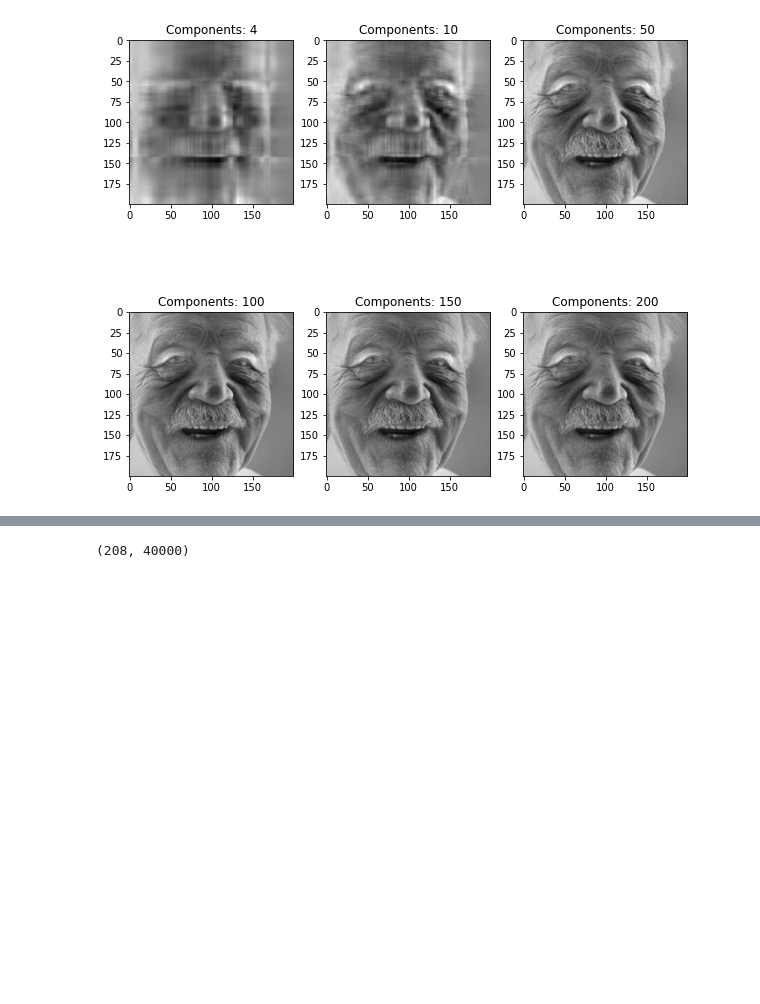
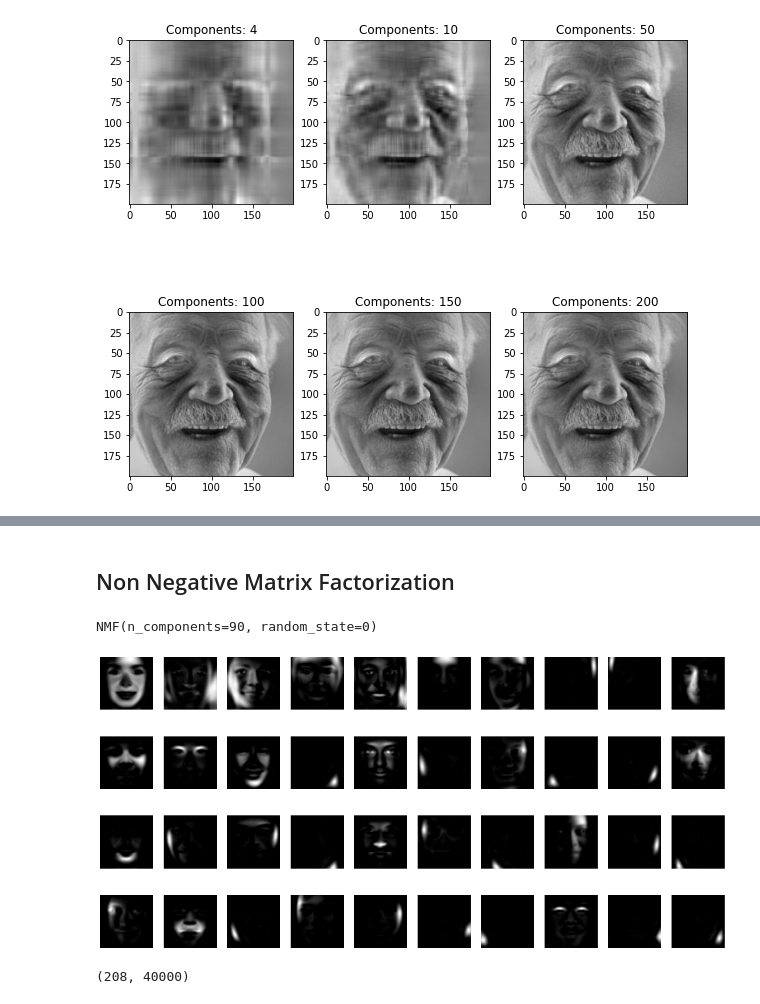
Before and after one commit to MikkelWolfhagen/02582-case-2, a Jupyter notebook: Case2.ipynb, the cells around one changed output, grey strips where cells are left out. Drawn from its saved outputs; the diff is of its cells as text; code cells hidden in the pictures; blank space fills up the shorter version.

```diff
--- a/Case2.ipynb
+++ b/Case2.ipynb
@@ -222,3 +222,5 @@ def center_scale(data):
 #blue_pic_center=(blue_pic-blue_pic.mean(0))/blue_std
 # %%
 graydata_center=center_scale(graydata)
+# %%
+gray_nmf=graydata.reshape(-1,40000)
@@ -325,3 +520,21 @@ plt.show()
+# %% [markdown]
+## Non Negative Matrix Factorization
+# %%
+NMF_TRAIN_SIZE = 100000
+
+from sklearn.decomposition import NMF
+nmf = NMF(n_components=90, random_state=0)
+nmf.fit(gray_nmf[:NMF_TRAIN_SIZE])
+# %% [output]
+NMF(n_components=90, random_state=0)
+# %%
+plt.figure(figsize=(20,10))
+for k in range(40):
+    plt.subplot(4, 10, k + 1)
+    plt.imshow(nmf.components_[k].reshape(200,200),cmap = plt.cm.gray)
+    plt.axis('off')
+# %% [output]
+[figure, added]
 # %%
 #import numpy as np
 #import matplotlib.pyplot as plt
```
Also changed, not shown: parts of 23 cells of this notebook.
